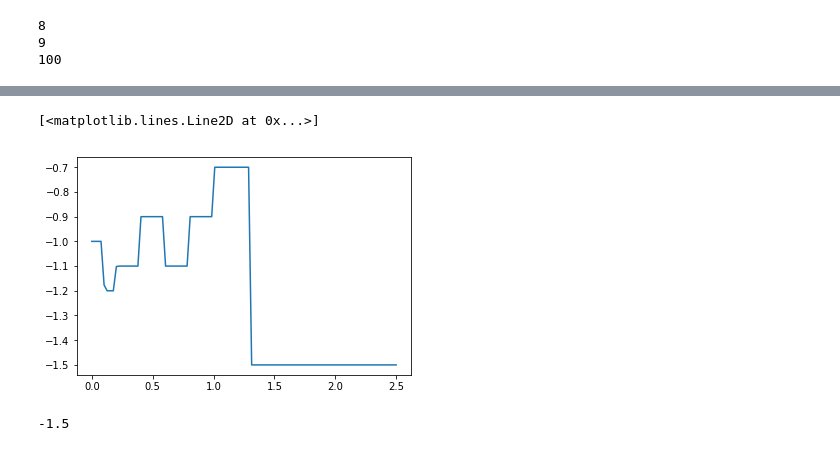
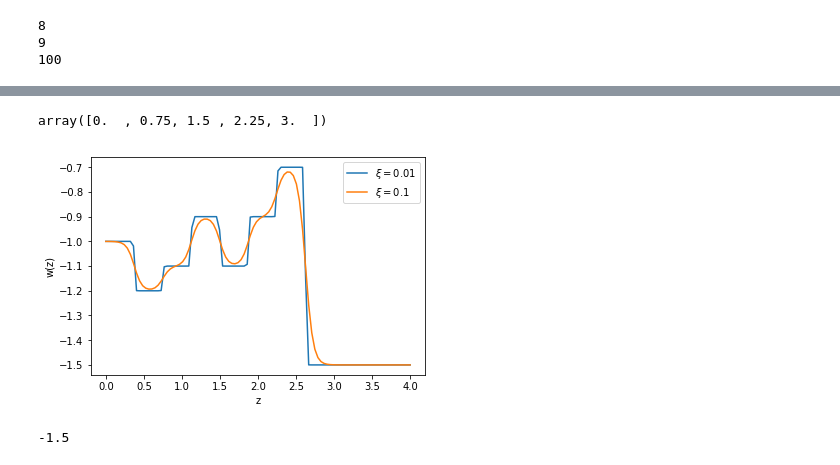
Before and after one commit to la-escamilla/codigos, a Jupyter notebook: PCA.ipynb, the cells around one changed output, grey strips where cells are left out. Drawn from its saved outputs; the diff is of its cells as text; code cells hidden in the pictures.

```diff
--- a/PCA.ipynb
+++ b/PCA.ipynb
@@ -74,17 +93,20 @@ plt.plot(z,w_z)
 # %%
 from scipy.integrate import quad
+import numpy as np
+import matplotlib.pyplot as plt
 
 #ecuacion de estado de la energia oscura en forma de bines
 
-def eos(z):
-    w_i = [-1,-1.2,-1.1,-0.9,-1.1,-0.9,-0.7,-1.5]
+def eos(z, xi):
+    w_i = [-1 ,-1.2 ,-1.1 ,-0.9 ,-1.1 ,-0.9,-0.7,-1.5]
     #w_i = [1,1,1,1,1,1,2,2]
-    z_i = [0,0.1,0.2,0.4,0.6,0.8,1.0,1.3,2.5]
+    z_i = np.linspace(0.0,3.0,len(w_i)+1)
+    #z_i = [0  ,0.1  ,0.2  , 0.4 , 0.6 , 0.8, 1.0 ,1.3]
     def bines(w_2,w_1,z_2,z_1,eta):
         return (w_2-w_1)*(1+np.tanh((z_2-z_1)/eta))/2
     w=w_i[0]
     for jj in range(len(w_i)-1):
-        w+=bines(w_i[jj+1],w_i[jj],z,z_i[jj+1],0.001)
+        w+=bines(w_i[jj+1],w_i[jj],z,z_i[jj+1],xi)
     return w
 # %%
 #valor de la integral para la rho de la energia oscura
@@ -101,8 +119,18 @@ eos(0.9)
-# %%
-plt.plot(z,eos(z))
-# %% [output]
-[<matplotlib.lines.Line2D at 0x...>]
-[figure, removed]
+# %%
+eos(0.986,0.01)
+np.linspace(0.0,3.0,5)
+# %% [output]
+array([0.  , 0.75, 1.5 , 2.25, 3.  ])
+# %%
+z=np.linspace(0.0,4.0,100)
+plt.plot(z,eos(z,0.01))
+plt.plot(z,eos(z,0.1))
+plt.ylabel(r'w(z)')
+plt.xlabel(r'z')
+plt.legend((r'$\xi = 0.01$',r'$\xi = 0.1$'))
+plt.savefig('different_xi.pdf')
+# %% [output]
+[figure, added]
 # %%
 eos(2)
 # %% [output]
```
Also changed, not shown: parts of 29 cells of this notebook, 1 other file.
